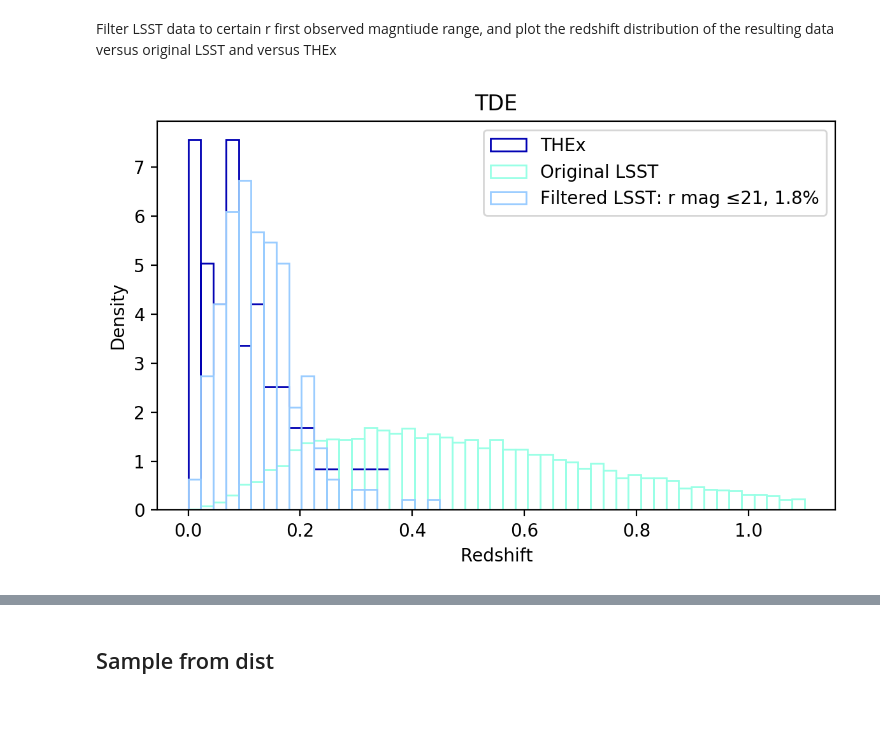
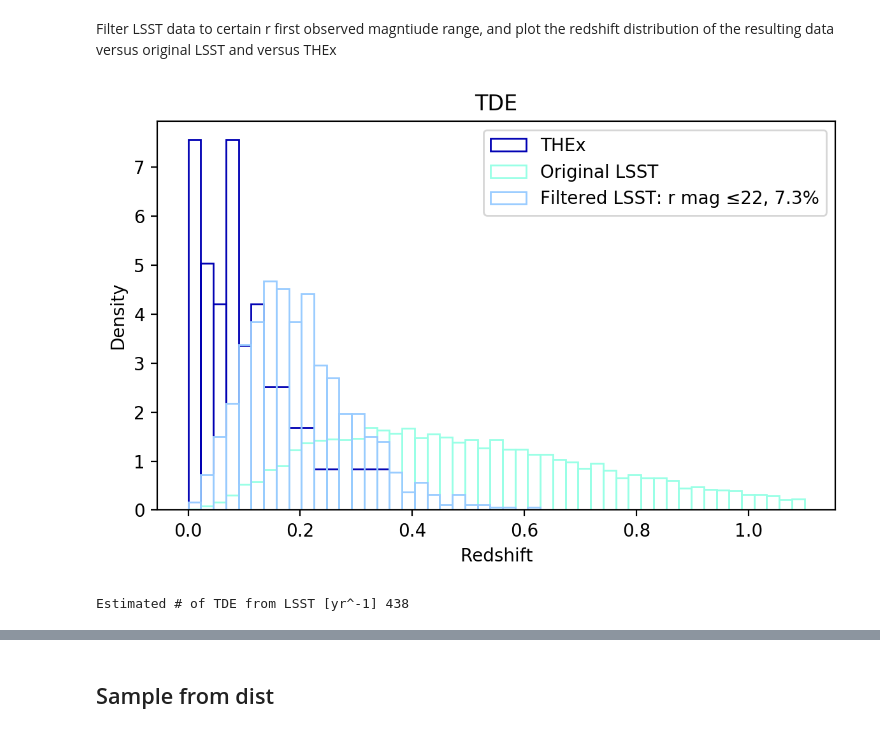
Before and after one commit to marinakiseleva/z_dist, a Jupyter notebook: notebooks/Redshift distribution matching.ipynb, the cells around one changed output, grey strips where cells are left out. Drawn from its saved outputs; the diff is of its cells as text; code cells hidden in the pictures.

Commit message:
show estimated number per year based on cut

```diff
--- a/notebooks/Redshift distribution matching.ipynb
+++ b/notebooks/Redshift distribution matching.ipynb
@@ -2,10 +2,20 @@
 ## Redshift range matching estimation
 # %% [markdown]
 Filter LSST data to certain r first observed magntiude range, and plot the redshift distribution of the resulting data versus original LSST and versus THEx
+# %%
+# Estimated counts per year
+LSST_counts = {"TDE" : 6000,
+              "Ia-91bg": 24000,
+              "Ia": 200000,
+              "II" : 100000}
 # %%
 from estimate.range_estimate import main
 %matplotlib inline
 # pass in [0, THEx class name, LSST class name, max r_mag val]
-main([0,"TDE", "TDE", 21])
+class_name = "TDE"
+prop_kept=main([0, class_name, class_name, 22])
+est_valid = int((prop_kept/100) * LSST_counts[class_name])
+print("Estimated # of " + class_name + " from LSST [yr^-1] " + str(est_valid))
 # %% [output]
-[figure, old version]
+[figure, new version]
+Estimated # of TDE from LSST [yr^-1] 438
```
Also changed, not shown: parts of 6 cells of this notebook, 1 other file.
